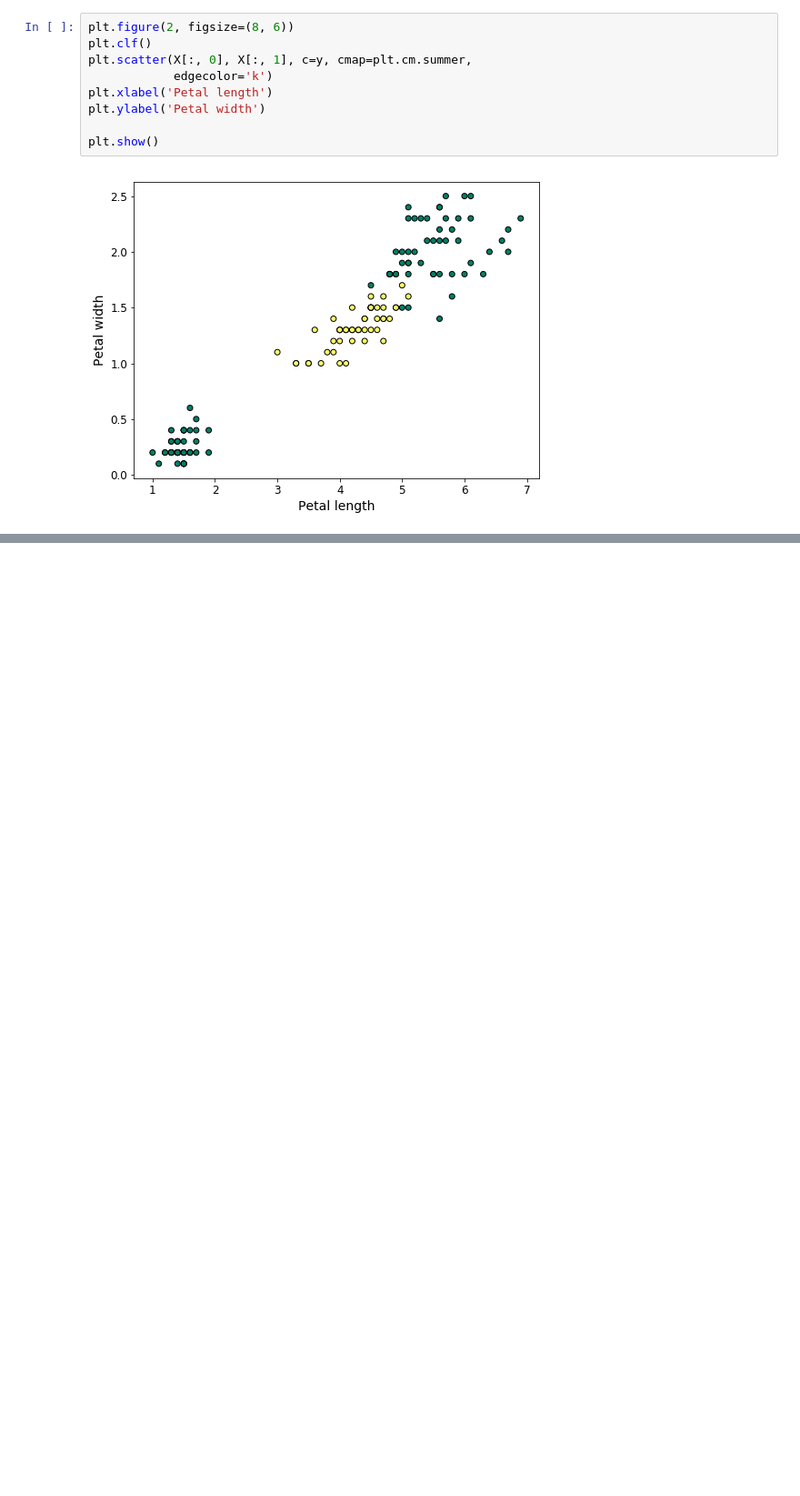
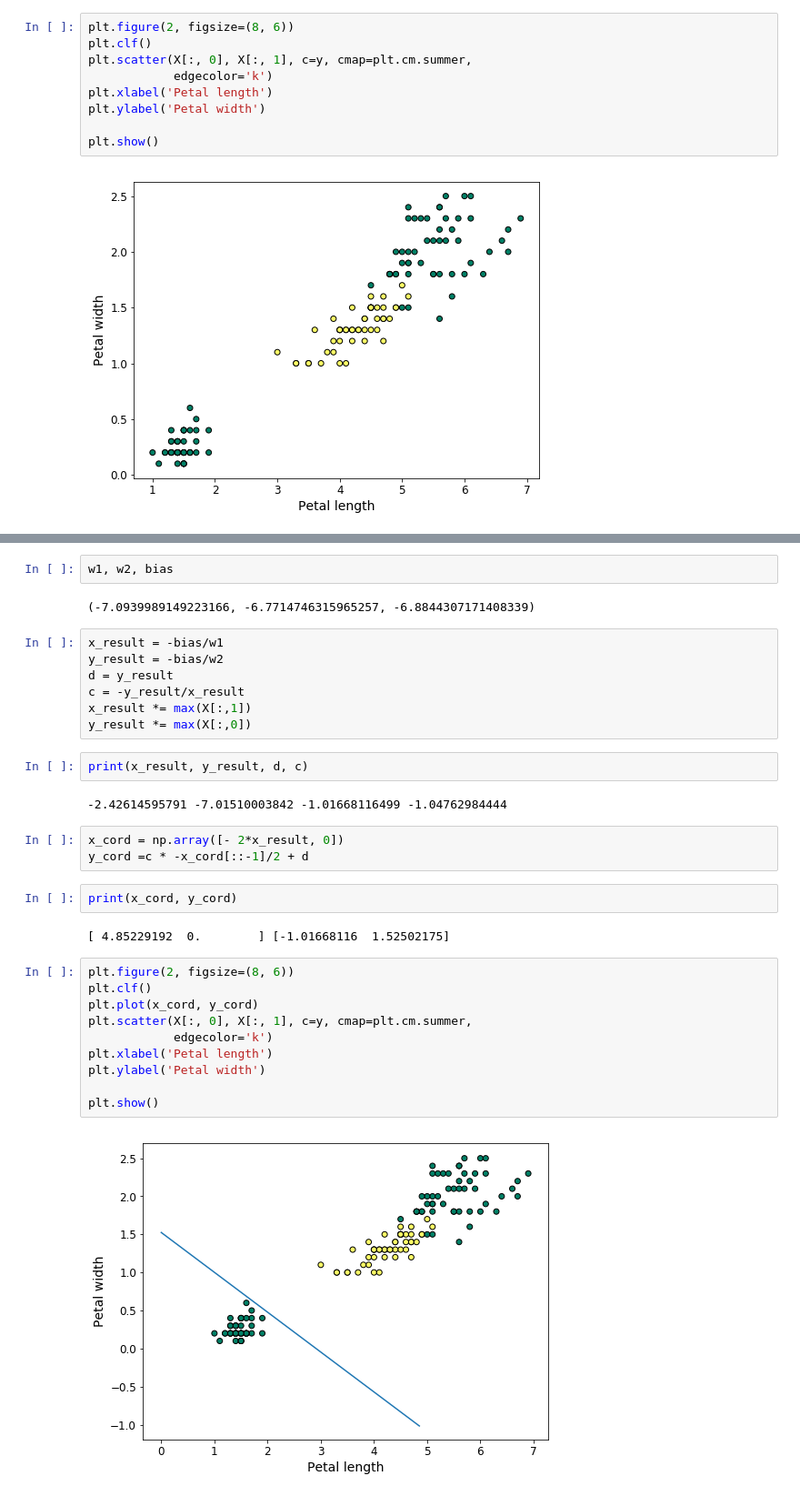
Before and after one commit to oziomek1/ML.2018, a Jupyter notebook: Homework_perceptron.ipynb, the cells around one changed output, grey strips where cells are left out. Shown at 91% size. Saved outputs shown, nothing was run; the diff lists cells and outputs as text; blank space fills up the shorter version.

```diff
--- a/Homework_perceptron.ipynb
+++ b/Homework_perceptron.ipynb
@@ -173,0 +175,34 @@ plt.show()
+# %%
+w1, w2, bias
+# %% [output]
+(-7.0939989149223166, -6.7714746315965257, -6.8844307171408339)
+# %%
+x_result = -bias/w1
+y_result = -bias/w2
+d = y_result
+c = -y_result/x_result
+x_result *= max(X[:,1])
+y_result *= max(X[:,0])
+# %%
+print(x_result, y_result, d, c)
+# %% [output]
+-2.42614595791 -7.01510003842 -1.01668116499 -1.04762984444
+# %%
+x_cord = np.array([- 2*x_result, 0])
+y_cord =c * -x_cord[::-1]/2 + d
+# %%
+print(x_cord, y_cord)
+# %% [output]
+[ 4.85229192  0.        ] [-1.01668116  1.52502175]
+# %%
+plt.figure(2, figsize=(8, 6))
+plt.clf()
+plt.plot(x_cord, y_cord)
+plt.scatter(X[:, 0], X[:, 1], c=y, cmap=plt.cm.summer,
+            edgecolor='k')
+plt.xlabel('Petal length')
+plt.ylabel('Petal width')
+
+plt.show()
+# %% [output]
+[figure, added]
```
Also changed, not shown: parts of 5 cells of this notebook.
